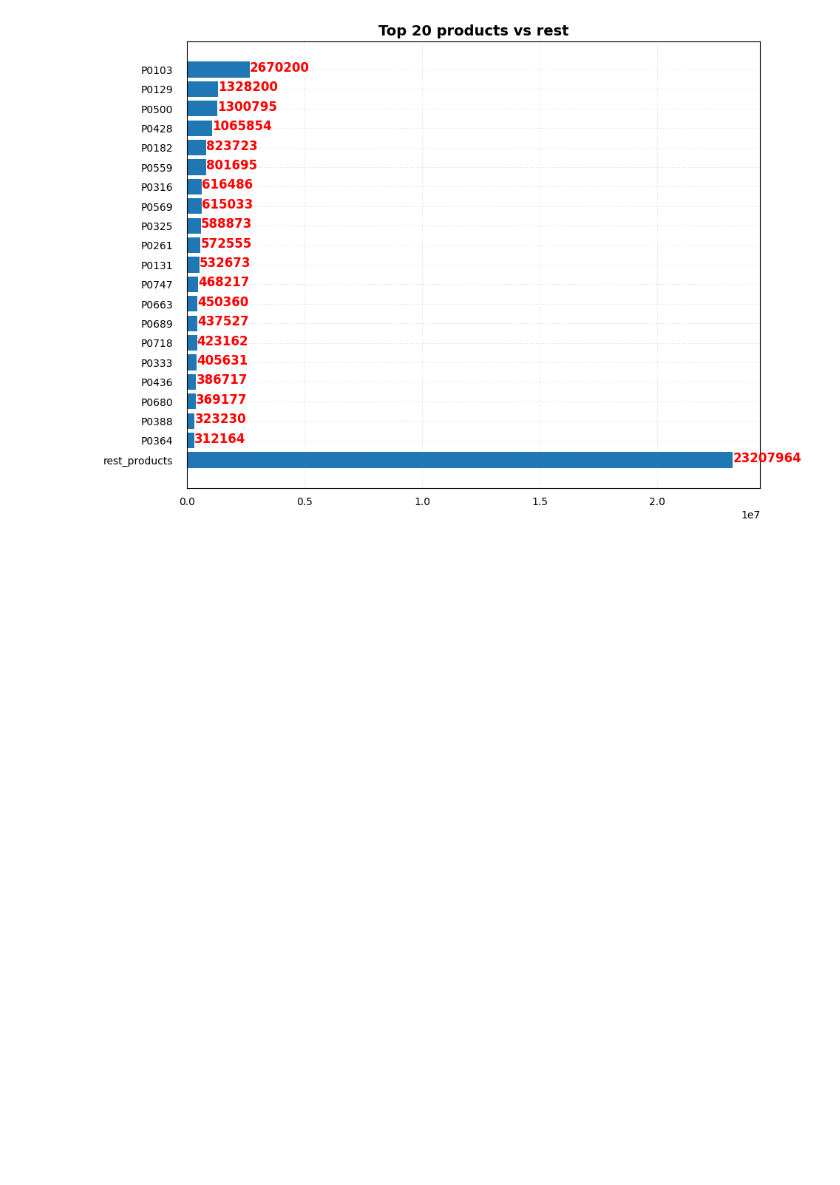
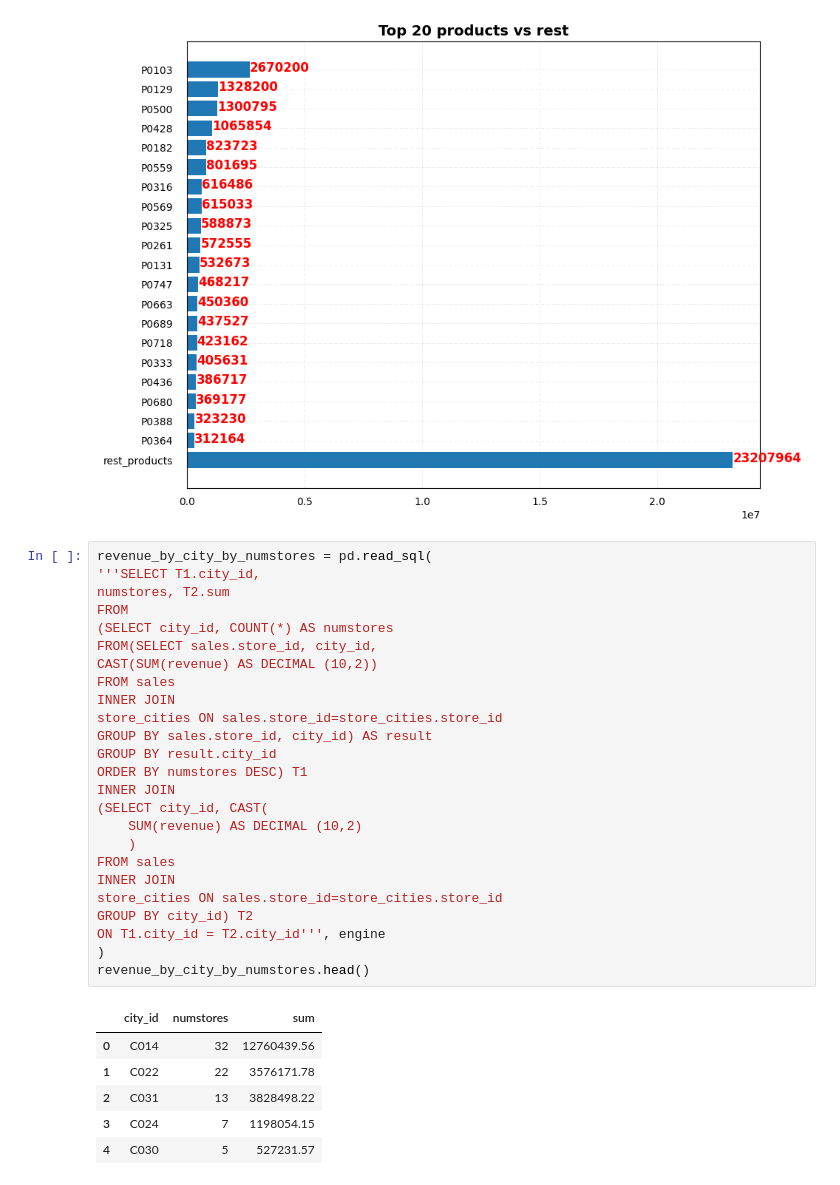
Before and after one commit to ChigozieObika/sql_sales_analysis, a Jupyter notebook: sqlalchemy_analysis.ipynb, the cells around one changed output. Saved outputs shown, nothing was run; the diff lists cells and outputs as text; blank space fills up the shorter version.

```diff
--- a/sqlalchemy_analysis.ipynb
+++ b/sqlalchemy_analysis.ipynb
@@ -425,3 +425,35 @@ A value is trying to be set on a copy of a slice from a DataFrame
 See the caveats in the documentation: https://pandas.pydata.org/pandas-docs/stable/user_guide/indexing.html#returning-a-view-versus-a-copy
   self.top_df.loc[len(self.df.index)]=[
 [figure]
+# %%
+revenue_by_city_by_numstores = pd.read_sql(
+'''SELECT T1.city_id,
+numstores, T2.sum
+FROM
+(SELECT city_id, COUNT(*) AS numstores
+FROM(SELECT sales.store_id, city_id,
+CAST(SUM(revenue) AS DECIMAL (10,2))
+FROM sales
+INNER JOIN
+store_cities ON sales.store_id=store_cities.store_id
+GROUP BY sales.store_id, city_id) AS result
+GROUP BY result.city_id
+ORDER BY numstores DESC) T1
+INNER JOIN
+(SELECT city_id, CAST(
+    SUM(revenue) AS DECIMAL (10,2)
+    )
+FROM sales
+INNER JOIN
+store_cities ON sales.store_id=store_cities.store_id
+GROUP BY city_id) T2
+ON T1.city_id = T2.city_id''', engine
+)
+revenue_by_city_by_numstores.head()
+# %% [output]
+|  | city_id | numstores | sum |
+| 0 | C014 | 32 | 12760439.56 |
+| 1 | C022 | 22 | 3576171.78 |
+| 2 | C031 | 13 | 3828498.22 |
+| 3 | C024 | 7 | 1198054.15 |
+| 4 | C030 | 5 | 527231.57 |
```
Also changed, not shown: 2 other files.
